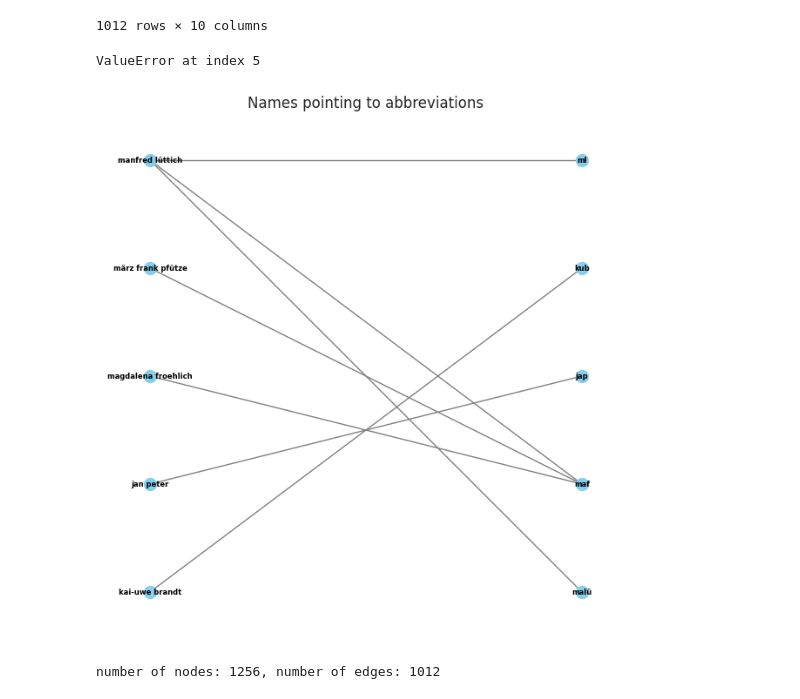
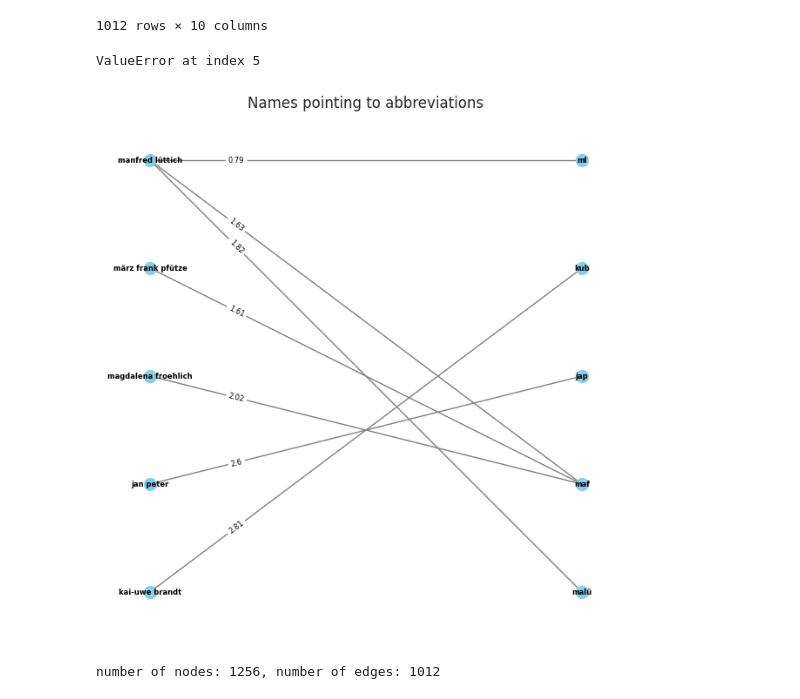
Before and after one commit to st0ffregen/lvzStatistics, a Jupyter notebook: notebooks/1.4-author-mapping-networkx-matching.ipynb, the cells around one changed output. Saved outputs shown, nothing was run; the diff lists cells and outputs as text; code cells hidden in the pictures.

Commit message:
add weights as label to the report

```diff
--- a/notebooks/1.4-author-mapping-networkx-matching.ipynb
+++ b/notebooks/1.4-author-mapping-networkx-matching.ipynb
@@ -79,28 +79,31 @@ for index, row in authors.iterrows():
 # %%
 for i in range(1, authors.shape[0]):
     G = nx.Graph()
     G.clear()
     author_list = list(authors["name"].unique())[:i]
     abbr_list = list(authors["abbreviation"].unique())[:i]
     G.add_nodes_from(author_list, bipartite=0)
     G.add_nodes_from(abbr_list, bipartite=1)
     edges = []
     for index, row in authors[authors["name"].isin(author_list) & authors["abbreviation"].isin(abbr_list)].iterrows():
-        edges.append((row["name"], row["abbreviation"]))
-    G.add_edges_from(edges)
+        G.add_edges_from([(row["name"], row["abbreviation"])], weight=round(row["score"],2))
     try:
-        new_edges = nx.bipartite.minimum_weight_full_matching(G, top_nodes=list(authors["name"].unique())[:i], weight="score")
+        new_edges = nx.bipartite.minimum_weight_full_matching(G, top_nodes=list(authors["name"].unique())[:i], weight="weight")
     except ValueError:
         print(f"ValueError at index {i}")
         pos = nx.bipartite_layout(G, list(authors["name"].unique())[:i])
         plt.figure(figsize=[6, 6])
         nx.draw(G, pos, with_labels=True, node_size=100, node_color='skyblue', font_size=6, font_weight='bold', edge_color='gray')
+
+        # Add edge labels
+        edge_labels = nx.get_edge_attributes(G, 'weight')  # Assuming the edge weights are stored as 'weight' attribute
+        nx.draw_networkx_edge_labels(G, pos, edge_labels=edge_labels, font_size=6, label_pos=0.8)
         plt.title('Names pointing to abbreviations')
         plt.savefig('../reports/figures/names_to_abbreviations_matching_fail.png', dpi=300)
         break
 # %% [output]
 ValueError at index 5
-[figure, old version]
+[figure, new version]
 # %%
 print(f"number of nodes: {G.number_of_nodes()}, number of edges: {G.number_of_edges()}")
 # %% [output]
```
Also changed, not shown: 1 other file.
